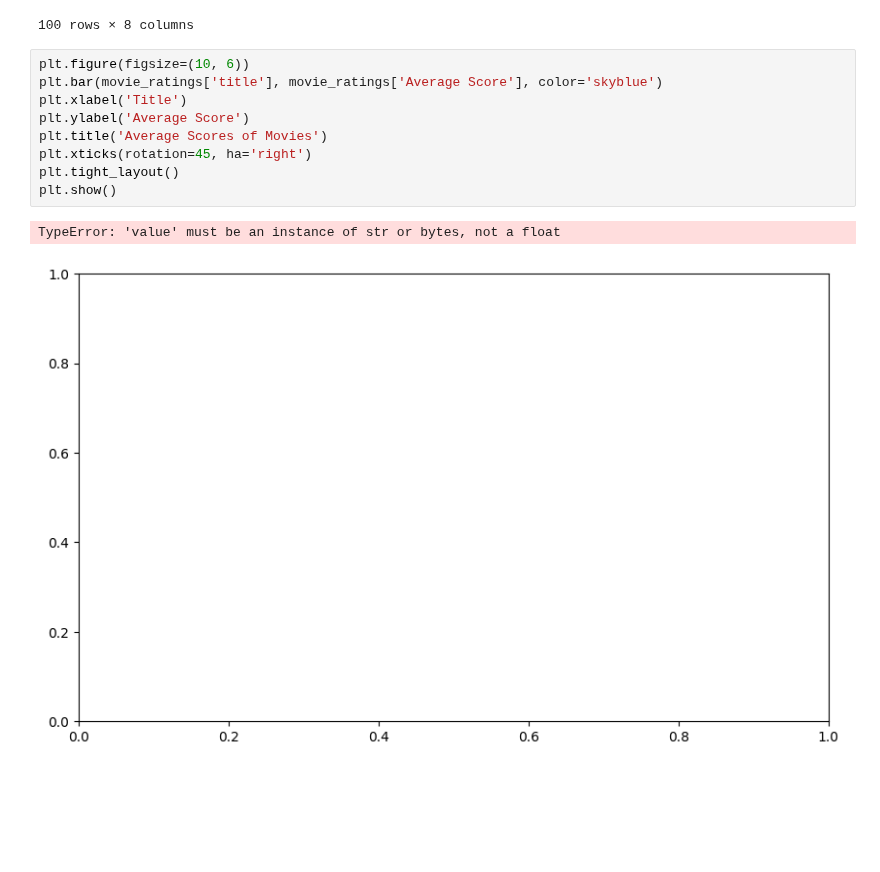
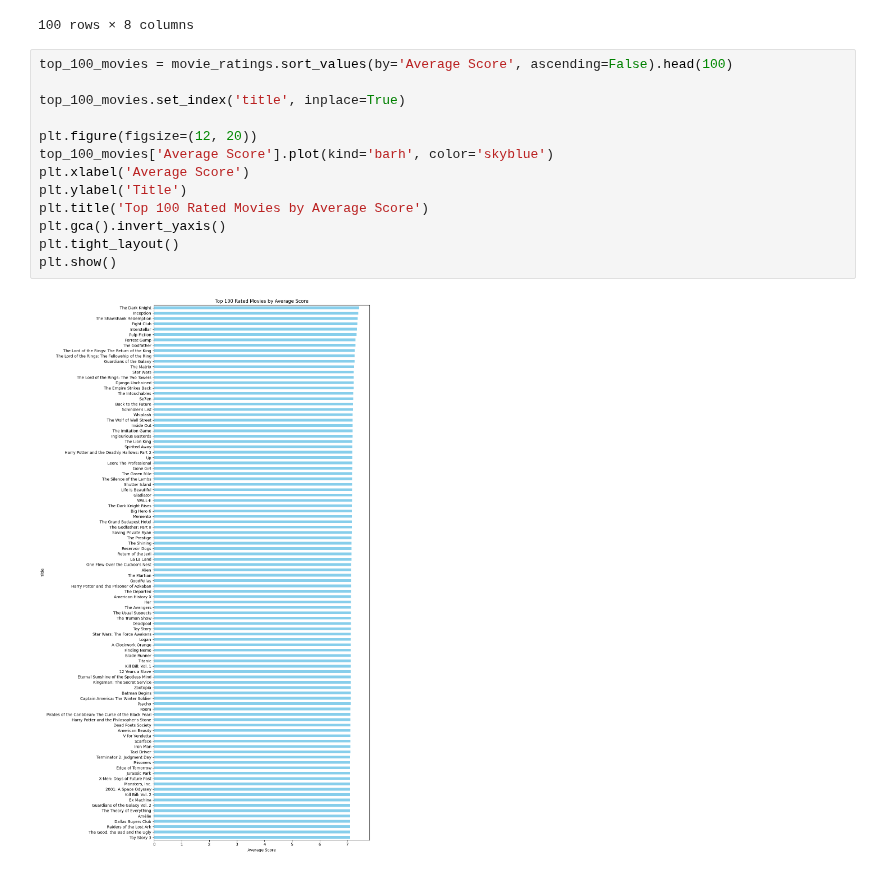
Before and after one commit to Klus3kk/datascience, a Jupyter notebook: Movie-Ratings/main.ipynb, the cells around one changed output. Saved outputs shown, nothing was run; the diff lists cells and outputs as text; blank space fills up the shorter version.

Commit message:
Movies Ratings

```diff
--- a/Movie-Ratings/main.ipynb
+++ b/Movie-Ratings/main.ipynb
@@ -103,15 +103,18 @@ movie_ratings.sort_values(by=["Average Score"], ascending=False).head(100)
 | 1159 | The Good, the Bad and the Ugly | 1966-12-23 | 161.0 | 1200000 | 6.000000e+06 | 8.1 | 2371.0 | 7.095287 |
 | 15348 | Toy Story 3 | 2010-06-16 | 103.0 | 200000000 | 1.066970e+09 | 7.6 | 4710.0 | 7.095119 |
 100 rows × 8 columns
-# %%
-plt.figure(figsize=(10, 6))
-plt.bar(movie_ratings['title'], movie_ratings['Average Score'], color='skyblue')
-plt.xlabel('Title')
-plt.ylabel('Average Score')
-plt.title('Average Scores of Movies')
-plt.xticks(rotation=45, ha='right')
-plt.tight_layout()
-plt.show()
-# %% [output]
-TypeError: 'value' must be an instance of str or bytes, not a float
-[figure, removed]
+# %%
+top_100_movies = movie_ratings.sort_values(by='Average Score', ascending=False).head(100)
+
+top_100_movies.set_index('title', inplace=True)
+
+plt.figure(figsize=(12, 20))
+top_100_movies['Average Score'].plot(kind='barh', color='skyblue')
+plt.xlabel('Average Score')
+plt.ylabel('Title')
+plt.title('Top 100 Rated Movies by Average Score')
+plt.gca().invert_yaxis()
+plt.tight_layout()
+plt.show()
+# %% [output]
+[figure, added]
```
